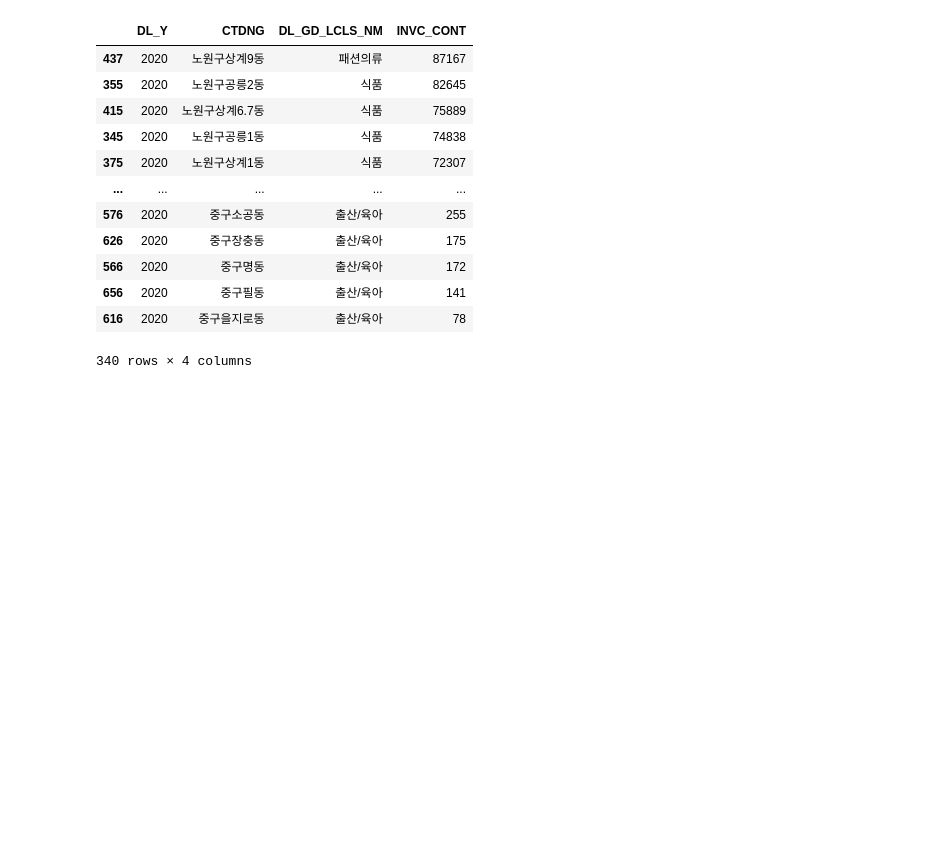
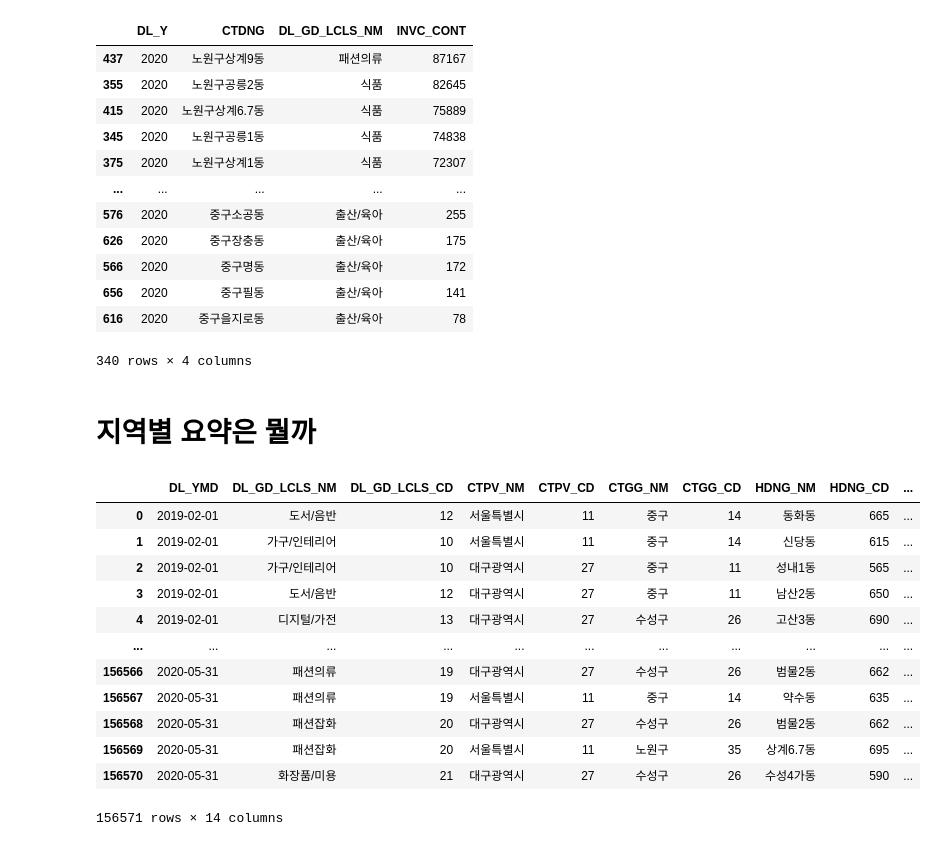
Before and after one commit to leechungpa/mcube, a Jupyter notebook: code/eda/5_cj_01.ipynb, the cells around one changed output. Saved outputs shown, nothing was run; the diff lists cells and outputs as text; code cells hidden in the pictures; blank space fills up the shorter version.

```diff
--- a/code/eda/5_cj_01.ipynb
+++ b/code/eda/5_cj_01.ipynb
@@ -537,3 +537,21 @@ dt03[dt03['DL_Y']=='2020'].sort_values(by='INVC_CONT', ascending=False)
 #편의상 안고친것
 
 #x축 y축 이름 못생긴거
+# %% [markdown]
+# 지역별 요약은 뭘까
+# %%
+cjdt
+# %% [output]
+|  | DL_YMD | DL_GD_LCLS_NM | DL_GD_LCLS_CD | CTPV_NM | CTPV_CD | CTGG_NM | CTGG_CD | HDNG_NM | HDNG_CD | ... |
+| 0 | 2019-02-01 | 도서/음반 | 12 | 서울특별시 | 11 | 중구 | 14 | 동화동 | 665 | ... |
+| 1 | 2019-02-01 | 가구/인테리어 | 10 | 서울특별시 | 11 | 중구 | 14 | 신당동 | 615 | ... |
+| 2 | 2019-02-01 | 가구/인테리어 | 10 | 대구광역시 | 27 | 중구 | 11 | 성내1동 | 565 | ... |
+| 3 | 2019-02-01 | 도서/음반 | 12 | 대구광역시 | 27 | 중구 | 11 | 남산2동 | 650 | ... |
+| 4 | 2019-02-01 | 디지털/가전 | 13 | 대구광역시 | 27 | 수성구 | 26 | 고산3동 | 690 | ... |
+| ... | ... | ... | ... | ... | ... | ... | ... | ... | ... | ... |
+| 156566 | 2020-05-31 | 패션의류 | 19 | 대구광역시 | 27 | 수성구 | 26 | 범물2동 | 662 | ... |
+| 156567 | 2020-05-31 | 패션의류 | 19 | 서울특별시 | 11 | 중구 | 14 | 약수동 | 635 | ... |
+| 156568 | 2020-05-31 | 패션잡화 | 20 | 대구광역시 | 27 | 수성구 | 26 | 범물2동 | 662 | ... |
+| 156569 | 2020-05-31 | 패션잡화 | 20 | 서울특별시 | 11 | 노원구 | 35 | 상계6.7동 | 695 | ... |
+| 156570 | 2020-05-31 | 화장품/미용 | 21 | 대구광역시 | 27 | 수성구 | 26 | 수성4가동 | 590 | ... |
+156571 rows × 14 columns
```
Also changed, not shown: parts of 5 cells of this notebook, 2 other files.
